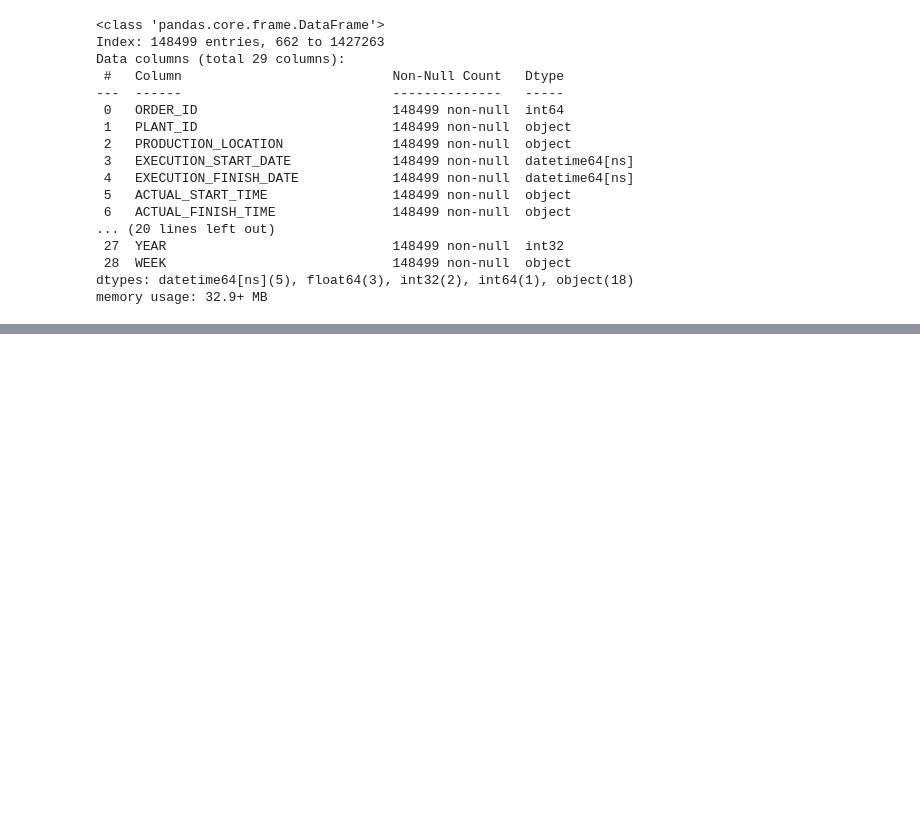
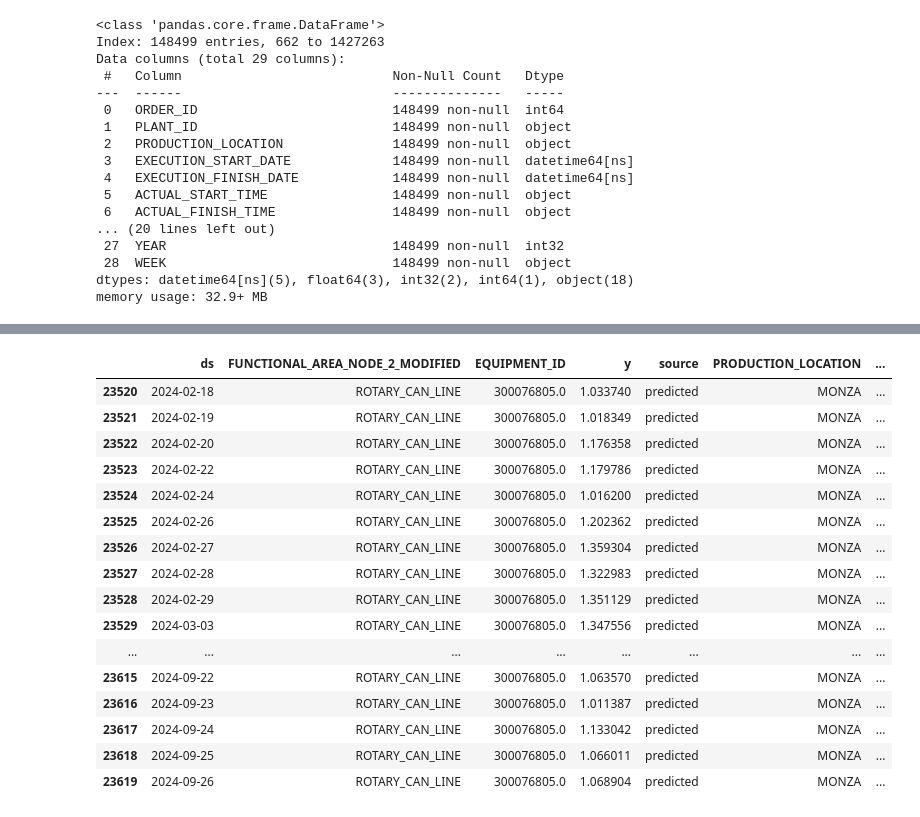
Before and after one commit to griffin-brown-95/GLB-Capstone-2, a Jupyter notebook: modeling-averages.ipynb, the cells around one changed output, grey strips where cells are left out. Saved outputs shown, nothing was run; the diff lists cells and outputs as text; code cells hidden in the pictures; blank space fills up the shorter version.

```diff
--- a/modeling-averages.ipynb
+++ b/modeling-averages.ipynb
@@ -166,0 +316,40 @@ df_lifespan
+# %%
+# Create an empty DataFrame to store the results
+combined_df = pd.DataFrame()
+
+# Loop through each model and corresponding forecast in the dictionary
+for (functional_area, equipment_id), model in models.items():
+    # Filter the original data for the specific functional_area and equipment_id
+    original_data = df_monza_aggregated[(df_monza_aggregated['FUNCTIONAL_AREA_NODE_2_MODIFIED'] == functional_area) &
+                                        (df_monza_aggregated['EQUIPMENT_ID'] == equipment_id)].copy()
+
+    # Rename columns for consistency
+    original_data = original_data.rename(columns={'EXECUTION_START_DATE': 'ds', 'work_order_count': 'y'})
+
+    # Mark the original data as real
+    original_data['source'] = 'real'
+
+    # Create future dates for prediction (for the next 30 days, for example)
+    future_dates = model.make_future_dataframe(periods=30)
+
+    # Generate predictions
+    forecast = model.predict(future_dates)
+
+    # Rename columns in forecast to match the original data (ds and yhat for predictions)
+    forecast = forecast[['ds', 'yhat']].rename(columns={'yhat': 'y'})
+
+    # Mark the forecast data as predicted
+    forecast['source'] = 'predicted'
+
+    # Combine the original data and the forecast data
+    combined_data = pd.concat([original_data, forecast], ignore_index=True)
+
+    # Add the functional area and equipment ID to the combined data
+    combined_data['FUNCTIONAL_AREA_NODE_2_MODIFIED'] = functional_area
+    combined_data['EQUIPMENT_ID'] = equipment_id
+
+    # Append to the final combined DataFrame
+    combined_df = pd.concat([combined_df, combined_data], ignore_index=True)
+
+# Display the combined DataFrame with both real and predicted values
+print(combined_df[['ds', 'FUNCTIONAL_AREA_NODE_2_MODIFIED', 'EQUIPMENT_ID', 'y', 'source']].head(20))
@@ -166,0 +374,20 @@ df_lifespan
+# %%
+combined_df.tail(100)
+# %% [output]
+|  | ds | FUNCTIONAL_AREA_NODE_2_MODIFIED | EQUIPMENT_ID | y | source | PRODUCTION_LOCATION | ... |
+| 23520 | 2024-02-18 | ROTARY_CAN_LINE | 300076805.0 | 1.033740 | predicted | MONZA | ... |
+| 23521 | 2024-02-19 | ROTARY_CAN_LINE | 300076805.0 | 1.018349 | predicted | MONZA | ... |
+| 23522 | 2024-02-20 | ROTARY_CAN_LINE | 300076805.0 | 1.176358 | predicted | MONZA | ... |
+| 23523 | 2024-02-22 | ROTARY_CAN_LINE | 300076805.0 | 1.179786 | predicted | MONZA | ... |
+| 23524 | 2024-02-24 | ROTARY_CAN_LINE | 300076805.0 | 1.016200 | predicted | MONZA | ... |
+| 23525 | 2024-02-26 | ROTARY_CAN_LINE | 300076805.0 | 1.202362 | predicted | MONZA | ... |
+| 23526 | 2024-02-27 | ROTARY_CAN_LINE | 300076805.0 | 1.359304 | predicted | MONZA | ... |
+| 23527 | 2024-02-28 | ROTARY_CAN_LINE | 300076805.0 | 1.322983 | predicted | MONZA | ... |
+| 23528 | 2024-02-29 | ROTARY_CAN_LINE | 300076805.0 | 1.351129 | predicted | MONZA | ... |
+| 23529 | 2024-03-03 | ROTARY_CAN_LINE | 300076805.0 | 1.347556 | predicted | MONZA | ... |
+| ... | ... | ... | ... | ... | ... | ... | ... |
+| 23615 | 2024-09-22 | ROTARY_CAN_LINE | 300076805.0 | 1.063570 | predicted | MONZA | ... |
+| 23616 | 2024-09-23 | ROTARY_CAN_LINE | 300076805.0 | 1.011387 | predicted | MONZA | ... |
+| 23617 | 2024-09-24 | ROTARY_CAN_LINE | 300076805.0 | 1.133042 | predicted | MONZA | ... |
+| 23618 | 2024-09-25 | ROTARY_CAN_LINE | 300076805.0 | 1.066011 | predicted | MONZA | ... |
+| 23619 | 2024-09-26 | ROTARY_CAN_LINE | 300076805.0 | 1.068904 | predicted | MONZA | ... |
```
Also changed, not shown: parts of 21 cells of this notebook.
